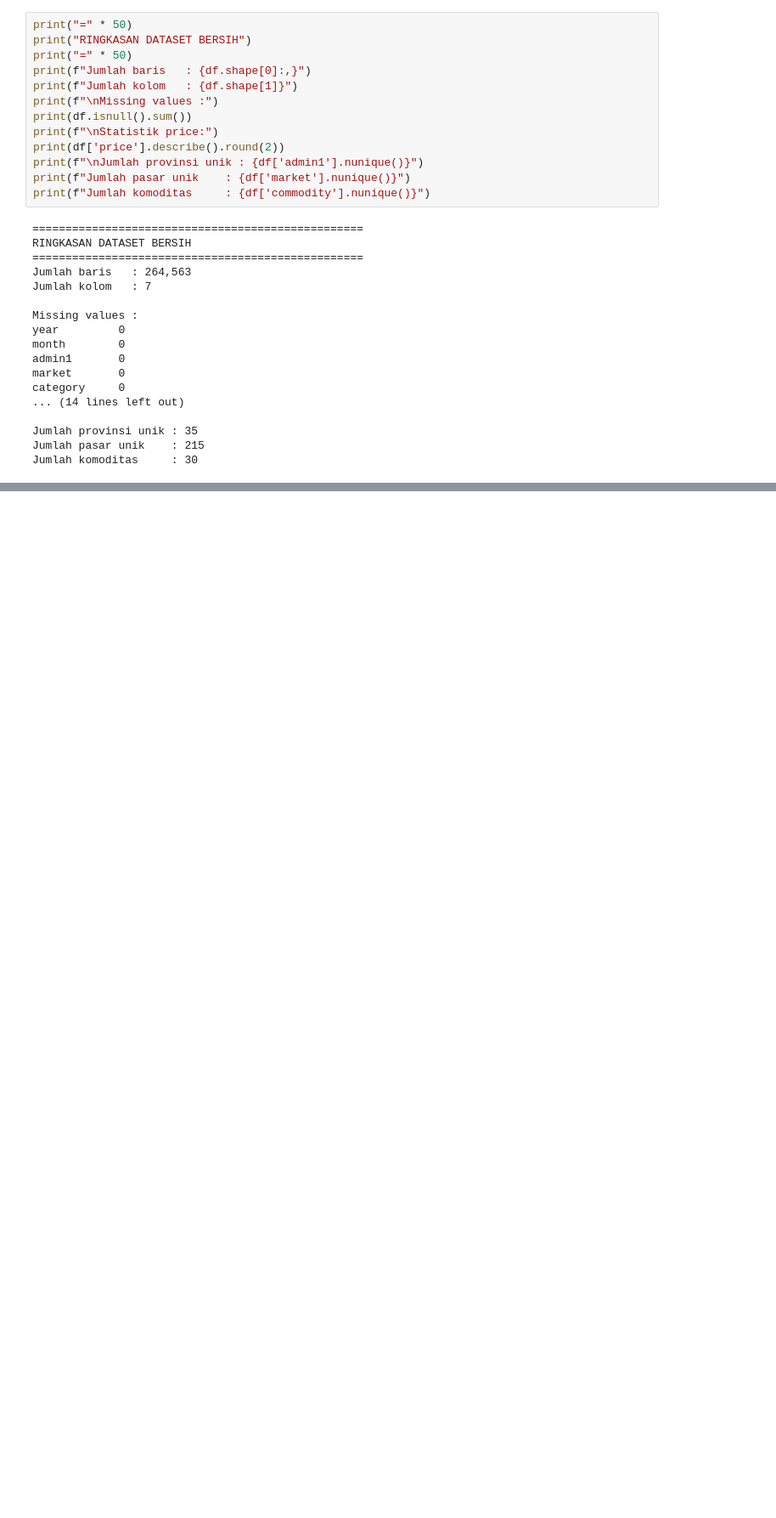
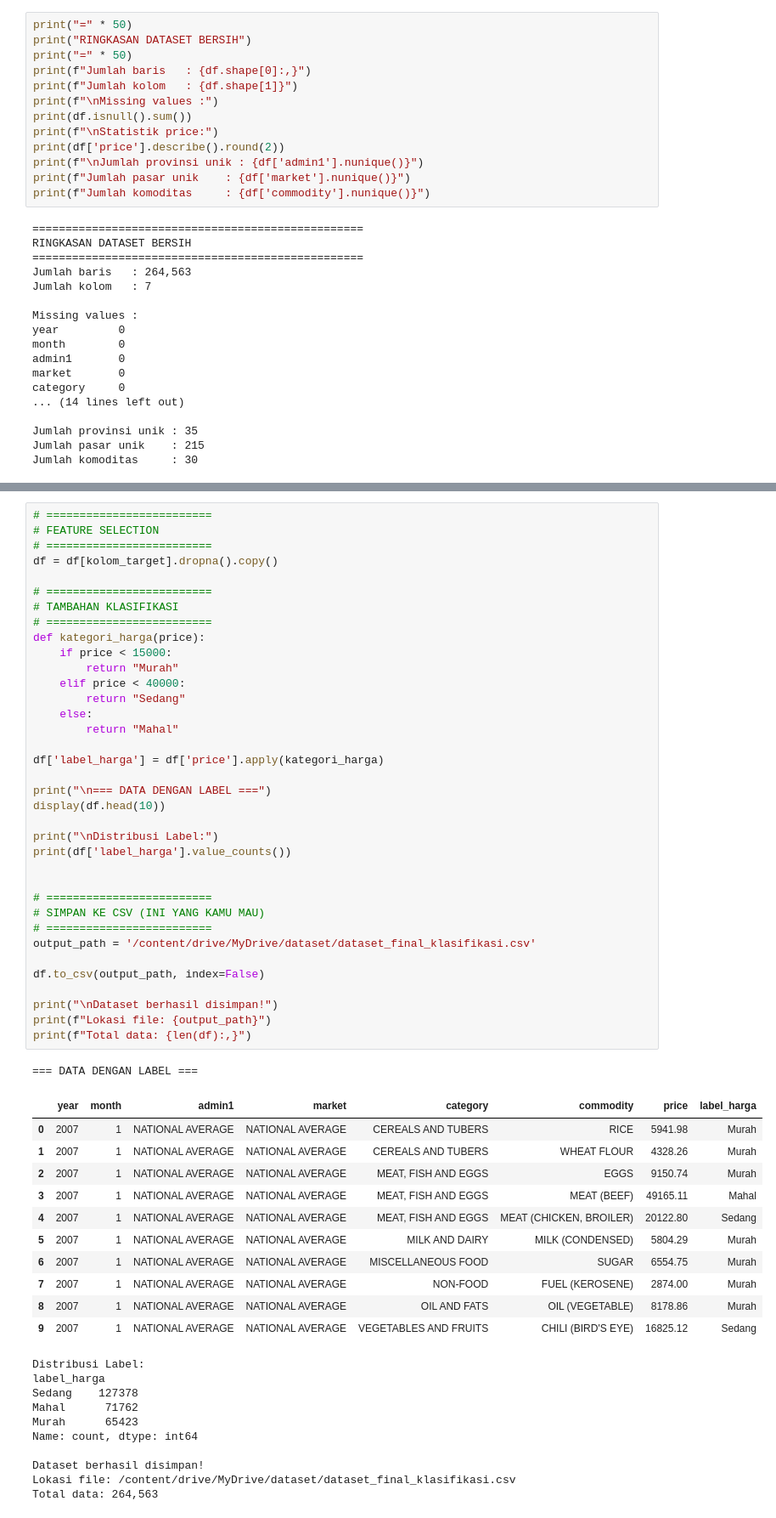
Before and after one commit to afllaabdi/tugas_data_mining, a Jupyter notebook: PenggalianData2.ipynb, the cells around one changed output, grey strips where cells are left out. Shown at 85% size. Cells and saved outputs as stored; diff of their text form; blank space fills up the shorter version.

```diff
--- a/PenggalianData2.ipynb
+++ b/PenggalianData2.ipynb
@@ -264,0 +269,59 @@ Total baris: 264,563
+# %%
+# =========================
+# FEATURE SELECTION
+# =========================
+df = df[kolom_target].dropna().copy()
+
+# =========================
+# TAMBAHAN KLASIFIKASI
+# =========================
+def kategori_harga(price):
+    if price < 15000:
+        return "Murah"
+    elif price < 40000:
+        return "Sedang"
+    else:
+        return "Mahal"
+
+df['label_harga'] = df['price'].apply(kategori_harga)
+
+print("\n=== DATA DENGAN LABEL ===")
+display(df.head(10))
+
+print("\nDistribusi Label:")
+print(df['label_harga'].value_counts())
+
+
+# =========================
+# SIMPAN KE CSV (INI YANG KAMU MAU)
+# =========================
+output_path = '/content/drive/MyDrive/dataset/dataset_final_klasifikasi.csv'
+
+df.to_csv(output_path, index=False)
+
+print("\nDataset berhasil disimpan!")
+print(f"Lokasi file: {output_path}")
+print(f"Total data: {len(df):,}")
+# %% [output]
+=== DATA DENGAN LABEL ===
+|  | year | month | admin1 | market | category | commodity | price | label_harga |
+| 0 | 2007 | 1 | NATIONAL AVERAGE | NATIONAL AVERAGE | CEREALS AND TUBERS | RICE | 5941.98 | Murah |
+| 1 | 2007 | 1 | NATIONAL AVERAGE | NATIONAL AVERAGE | CEREALS AND TUBERS | WHEAT FLOUR | 4328.26 | Murah |
+| 2 | 2007 | 1 | NATIONAL AVERAGE | NATIONAL AVERAGE | MEAT, FISH AND EGGS | EGGS | 9150.74 | Murah |
+| 3 | 2007 | 1 | NATIONAL AVERAGE | NATIONAL AVERAGE | MEAT, FISH AND EGGS | MEAT (BEEF) | 49165.11 | Mahal |
+| 4 | 2007 | 1 | NATIONAL AVERAGE | NATIONAL AVERAGE | MEAT, FISH AND EGGS | MEAT (CHICKEN, BROILER) | 20122.80 | Sedang |
+| 5 | 2007 | 1 | NATIONAL AVERAGE | NATIONAL AVERAGE | MILK AND DAIRY | MILK (CONDENSED) | 5804.29 | Murah |
+| 6 | 2007 | 1 | NATIONAL AVERAGE | NATIONAL AVERAGE | MISCELLANEOUS FOOD | SUGAR | 6554.75 | Murah |
+| 7 | 2007 | 1 | NATIONAL AVERAGE | NATIONAL AVERAGE | NON-FOOD | FUEL (KEROSENE) | 2874.00 | Murah |
+| 8 | 2007 | 1 | NATIONAL AVERAGE | NATIONAL AVERAGE | OIL AND FATS | OIL (VEGETABLE) | 8178.86 | Murah |
+| 9 | 2007 | 1 | NATIONAL AVERAGE | NATIONAL AVERAGE | VEGETABLES AND FRUITS | CHILI (BIRD'S EYE) | 16825.12 | Sedang |
+Distribusi Label:
+label_harga
+Sedang    127378
+Mahal      71762
+Murah      65423
+Name: count, dtype: int64
+
+Dataset berhasil disimpan!
+Lokasi file: /content/drive/MyDrive/dataset/dataset_final_klasifikasi.csv
+Total data: 264,563
```
Also changed, not shown: parts of 19 cells of this notebook.
